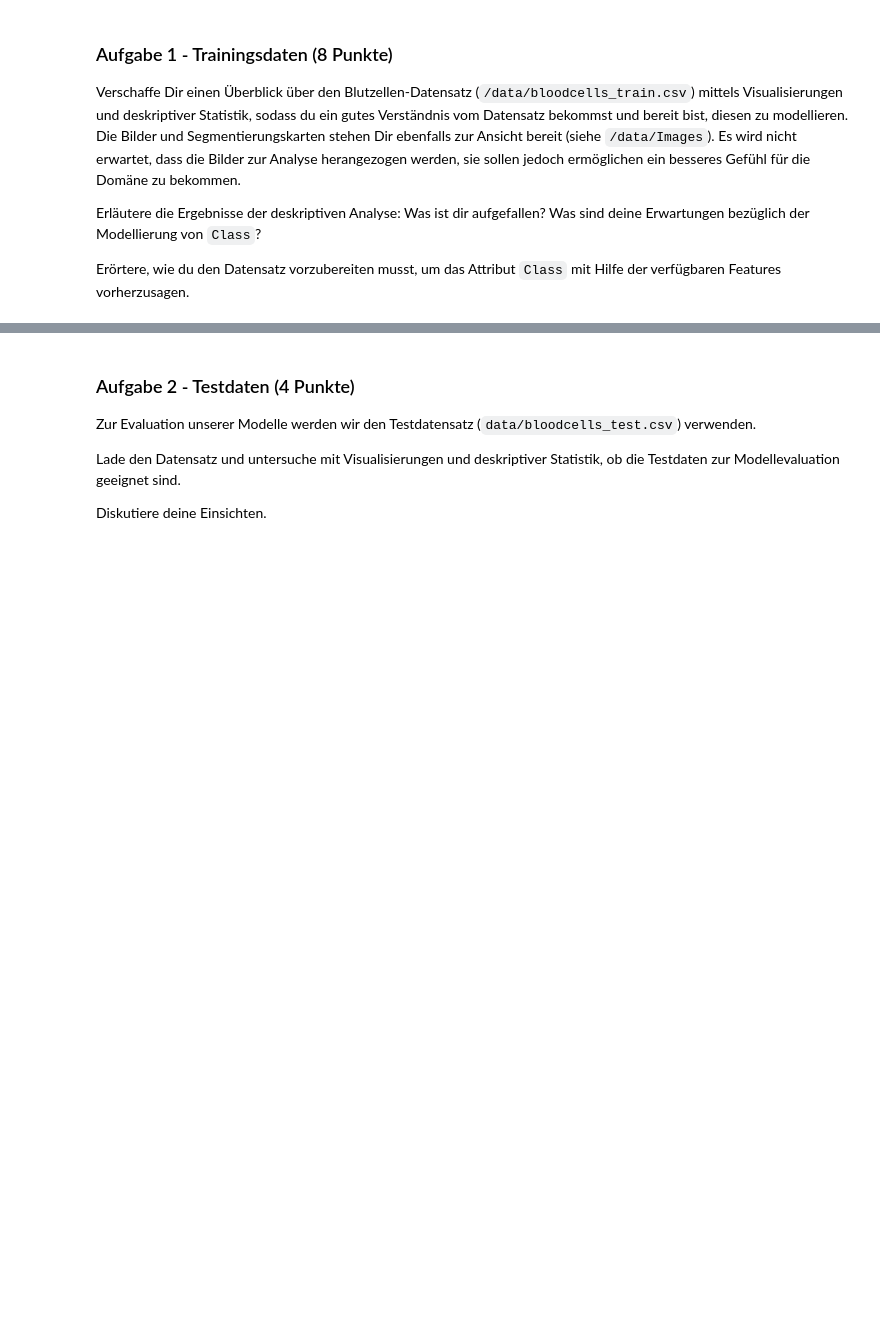
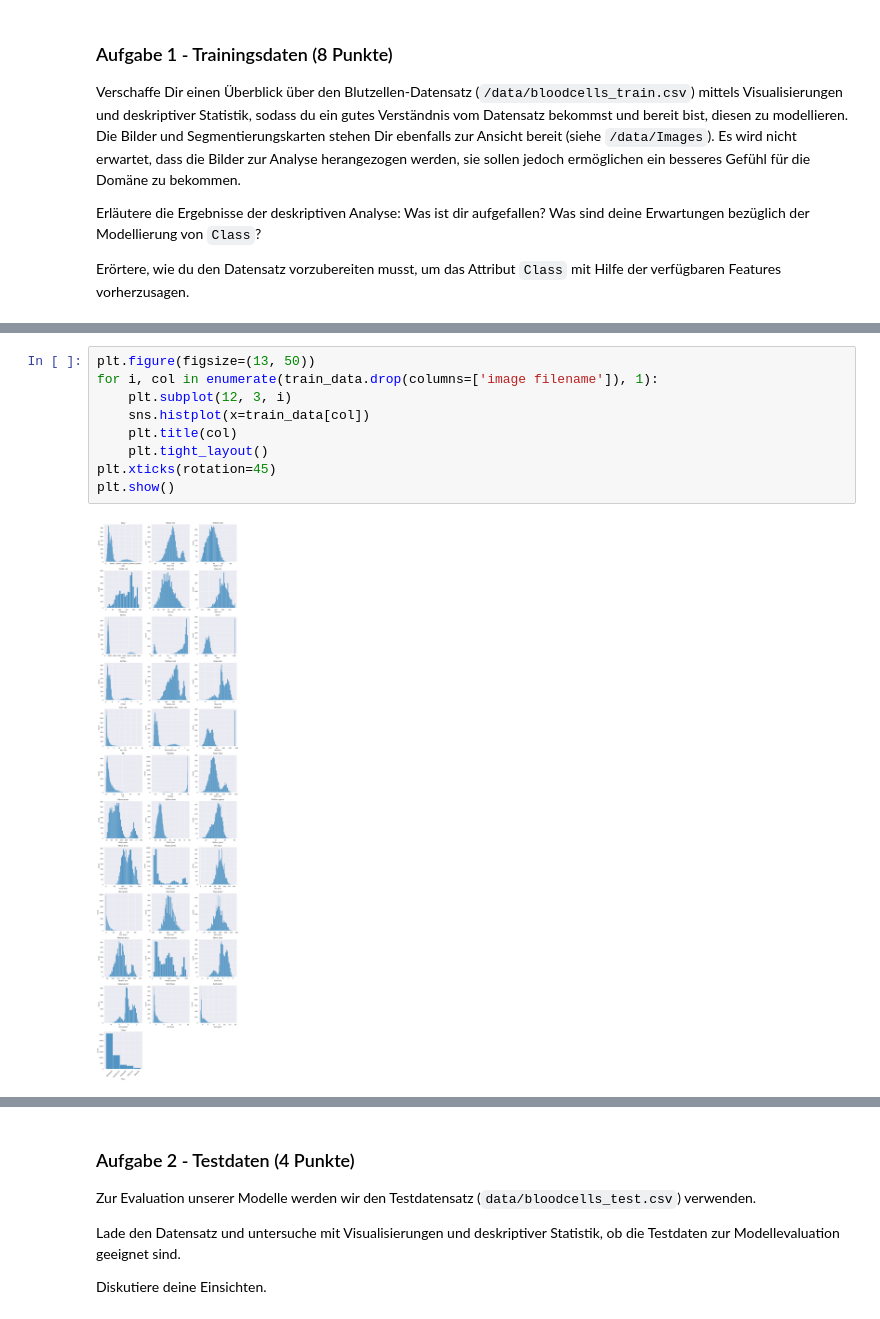
Before and after one commit to staldenhoefler/gml_mc2, a Jupyter notebook: gml_minichallenge_2-checkpoint.ipynb, the cells around one changed output, grey strips where cells are left out. Saved outputs shown, nothing was run; the diff lists cells and outputs as text; blank space fills up the shorter version.

```diff
--- a/gml_minichallenge_2-checkpoint.ipynb
+++ b/gml_minichallenge_2-checkpoint.ipynb
@@ -124,0 +165,11 @@ Erörtere, wie du den Datensatz vorzubereiten musst, um das Attribut `Class` mit
+# %%
+plt.figure(figsize=(13, 50))
+for i, col in enumerate(train_data.drop(columns=['image filename']), 1):
+    plt.subplot(12, 3, i)
+    sns.histplot(x=train_data[col])
+    plt.title(col)
+    plt.tight_layout()
+plt.xticks(rotation=45)
+plt.show()
+# %% [output]
+[figure, added]
```
Also changed, not shown: parts of 21 cells of this notebook.
